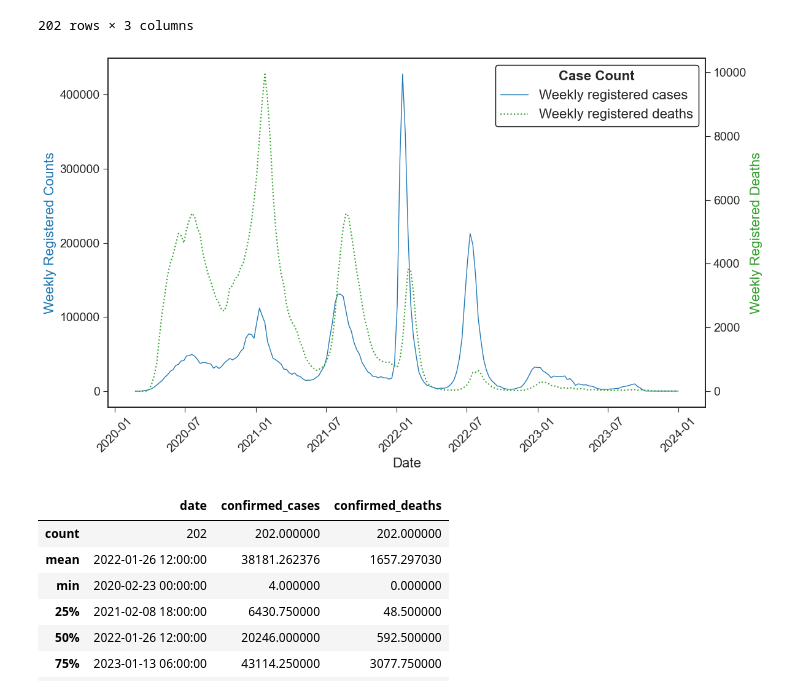
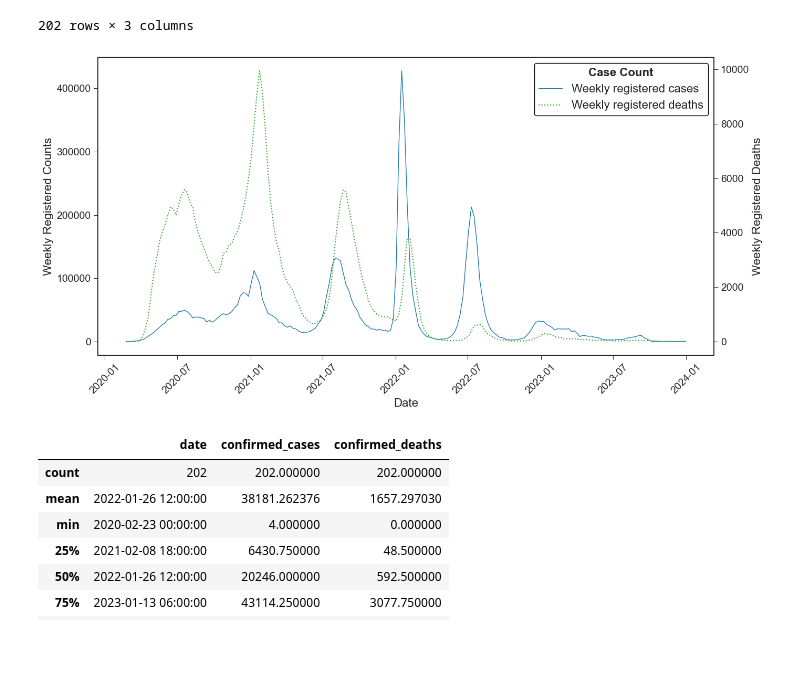
Before and after one commit to rosastreg/Undergrad_AM_Thesis, a Jupyter notebook: Notebooks/2_EDA.ipynb, the cells around one changed output. Drawn from its saved outputs; the diff is of its cells as text; code cells hidden in the pictures; blank space fills up the shorter version.

```diff
--- a/Notebooks/2_EDA.ipynb
+++ b/Notebooks/2_EDA.ipynb
@@ -565,38 +565,38 @@ weekly_national_df
 # %%
 # Plot weekly data time series
 plt.style.use('seaborn-v0_8-ticks')
-fig, ax1 = plt.subplots(figsize=(12, 7))
+fig, ax1 = plt.subplots(figsize=(14, 7))
 
 ax1.plot(weekly_national_df['date'], weekly_national_df['confirmed_cases'], linewidth=1, linestyle='solid', color=sns.color_palette('Paired')[1], label='Weekly registered cases')
-ax1.set_ylabel('Weekly Registered Counts', color=sns.color_palette('Paired')[1], fontsize=16)
+ax1.set_ylabel('Weekly Registered Counts', fontsize=16)
 ax1.set_xlabel('Date', fontsize=16)
 ax1.tick_params(axis='x', rotation=45)
 
 ax2 = ax1.twinx()
 ax2.plot(weekly_national_df['date'], weekly_national_df['confirmed_deaths'], linewidth=1.5, linestyle='dotted', color=sns.color_palette('Paired')[3], label='Weekly registered deaths')
-ax2.set_ylabel('Weekly Registered Deaths', color=sns.color_palette('Paired')[3], fontsize=16)
+ax2.set_ylabel('Weekly Registered Deaths', fontsize=16)
 
 # Combine legends from both axes
 lines_1, labels_1 = ax1.get_legend_handles_labels()
 lines_2, labels_2 = ax2.get_legend_handles_labels()
 ax1.legend(
     lines_1 + lines_2, labels_1 + labels_2,
     title='Case Count',
     title_fontproperties={'weight': 'bold', 'size': 16},
     loc='upper right',
     fontsize=16,
     frameon=True,
     fancybox=True,
     framealpha=1,
     edgecolor='black',
     facecolor='white'
     )
 ax1.tick_params(axis='both', which='major', labelsize=14)
 ax2.tick_params(axis='both', which='major', labelsize=14)
 plt.tight_layout()
 plt.show()
 # %% [output]
-[figure, old version]
+[figure, new version]
 # %%
 weekly_national_df.describe()
 # %% [output]
```
Also changed, not shown: parts of 13 cells of this notebook, 1 other file.
